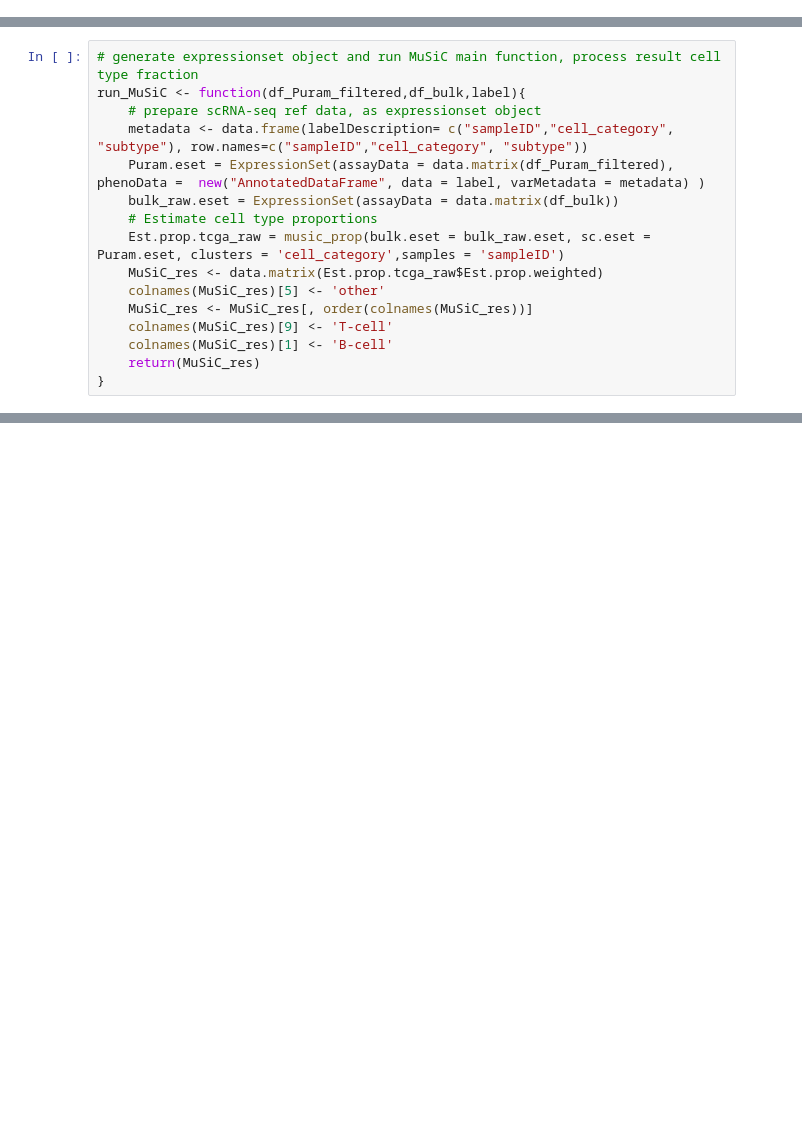
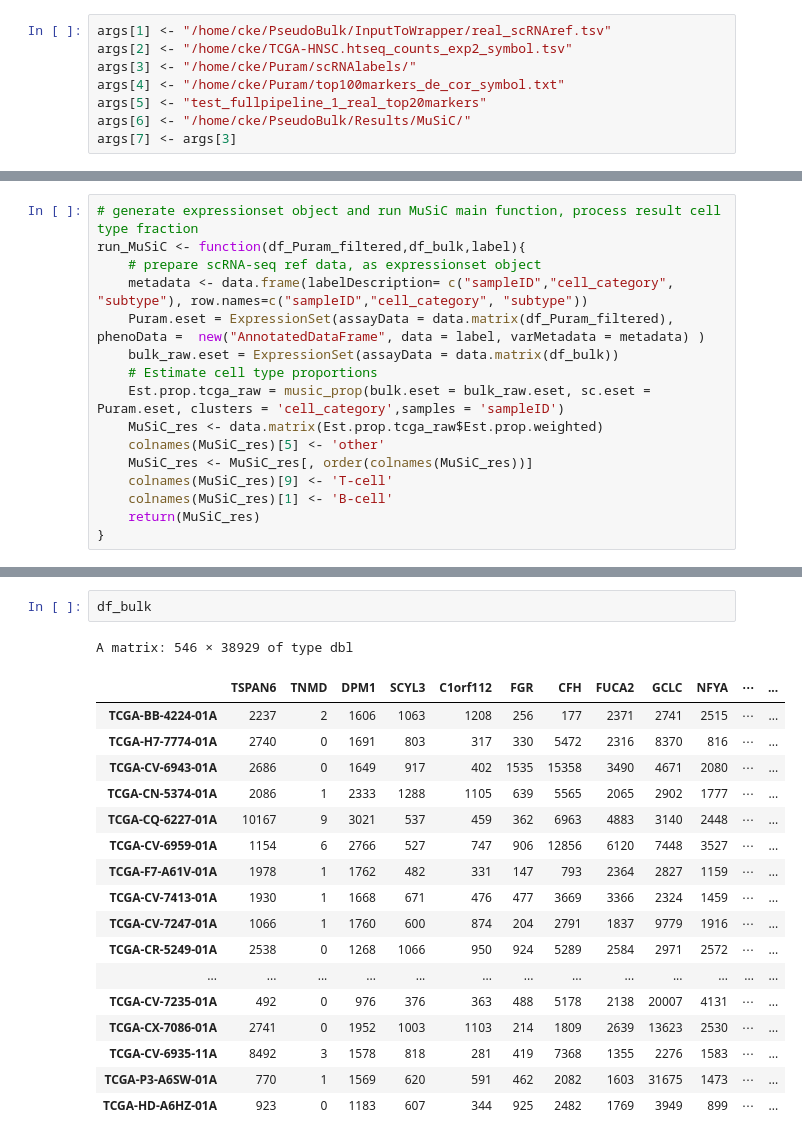
Before and after one commit to ElderMedic/HNSCCdeCon, a Jupyter notebook: runscripts/runMuSiC.ipynb, the cells around one changed output, grey strips where cells are left out. Cells and saved outputs as stored; diff of their text form; blank space fills up the shorter version.

```diff
--- a/runscripts/runMuSiC.ipynb
+++ b/runscripts/runMuSiC.ipynb
@@ -42,3 +45,11 @@ print(args)
+# %%
+args[1] <- "/home/cke/PseudoBulk/InputToWrapper/real_scRNAref.tsv"
+args[2] <- "/home/cke/TCGA-HNSC.htseq_counts_exp2_symbol.tsv"
+args[3] <- "/home/cke/Puram/scRNAlabels/"
+args[4] <- "/home/cke/Puram/top100markers_de_cor_symbol.txt"
+args[5] <- "test_fullpipeline_1_real_top20markers"
+args[6] <- "/home/cke/PseudoBulk/Results/MuSiC/"
+args[7] <- args[3]
 # %%
 path_scRNA <- args[1]
 path_bulk <- args[2]
@@ -84,2 +168,23 @@ run_MuSiC <- function(df_Puram_filtered,df_bulk,label){
+# %%
+df_bulk
+# %% [output]
+A matrix: 546 × 38929 of type dbl
+|  | TSPAN6 | TNMD | DPM1 | SCYL3 | C1orf112 | FGR | CFH | FUCA2 | GCLC | NFYA | ⋯ | ... |
+| TCGA-BB-4224-01A | 2237 | 2 | 1606 | 1063 | 1208 | 256 | 177 | 2371 | 2741 | 2515 | ⋯ | ... |
+| TCGA-H7-7774-01A | 2740 | 0 | 1691 | 803 | 317 | 330 | 5472 | 2316 | 8370 | 816 | ⋯ | ... |
+| TCGA-CV-6943-01A | 2686 | 0 | 1649 | 917 | 402 | 1535 | 15358 | 3490 | 4671 | 2080 | ⋯ | ... |
+| TCGA-CN-5374-01A | 2086 | 1 | 2333 | 1288 | 1105 | 639 | 5565 | 2065 | 2902 | 1777 | ⋯ | ... |
+| TCGA-CQ-6227-01A | 10167 | 9 | 3021 | 537 | 459 | 362 | 6963 | 4883 | 3140 | 2448 | ⋯ | ... |
+| TCGA-CV-6959-01A | 1154 | 6 | 2766 | 527 | 747 | 906 | 12856 | 6120 | 7448 | 3527 | ⋯ | ... |
+| TCGA-F7-A61V-01A | 1978 | 1 | 1762 | 482 | 331 | 147 | 793 | 2364 | 2827 | 1159 | ⋯ | ... |
+| TCGA-CV-7413-01A | 1930 | 1 | 1668 | 671 | 476 | 477 | 3669 | 3366 | 2324 | 1459 | ⋯ | ... |
+| TCGA-CV-7247-01A | 1066 | 1 | 1760 | 600 | 874 | 204 | 2791 | 1837 | 9779 | 1916 | ⋯ | ... |
+| TCGA-CR-5249-01A | 2538 | 0 | 1268 | 1066 | 950 | 924 | 5289 | 2584 | 2971 | 2572 | ⋯ | ... |
+| ... | ... | ... | ... | ... | ... | ... | ... | ... | ... | ... | ... | ... |
+| TCGA-CV-7235-01A | 492 | 0 | 976 | 376 | 363 | 488 | 5178 | 2138 | 20007 | 4131 | ⋯ | ... |
+| TCGA-CX-7086-01A | 2741 | 0 | 1952 | 1003 | 1103 | 214 | 1809 | 2639 | 13623 | 2530 | ⋯ | ... |
+| TCGA-CV-6935-11A | 8492 | 3 | 1578 | 818 | 281 | 419 | 7368 | 1355 | 2276 | 1583 | ⋯ | ... |
+| TCGA-P3-A6SW-01A | 770 | 1 | 1569 | 620 | 591 | 462 | 2082 | 1603 | 31675 | 1473 | ⋯ | ... |
+| TCGA-HD-A6HZ-01A | 923 | 0 | 1183 | 607 | 344 | 925 | 2482 | 1769 | 3949 | 899 | ⋯ | ... |
 # %%
 if (path_marker!='noFS'){
```
Also changed, not shown: parts of 10 cells of this notebook, 4 other files.
